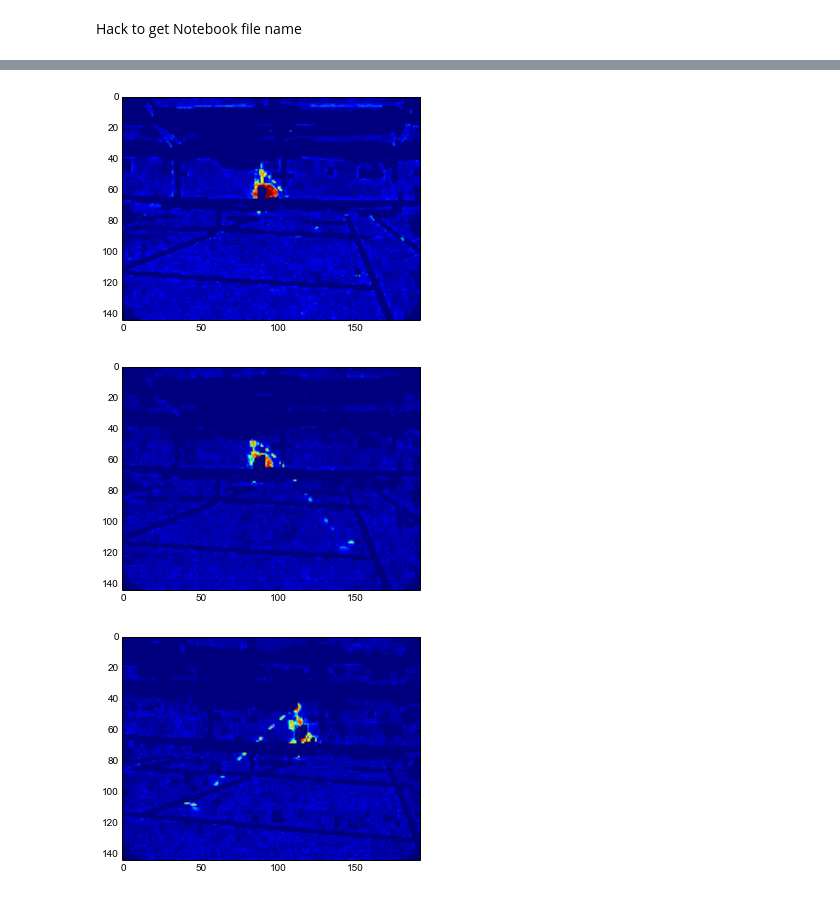
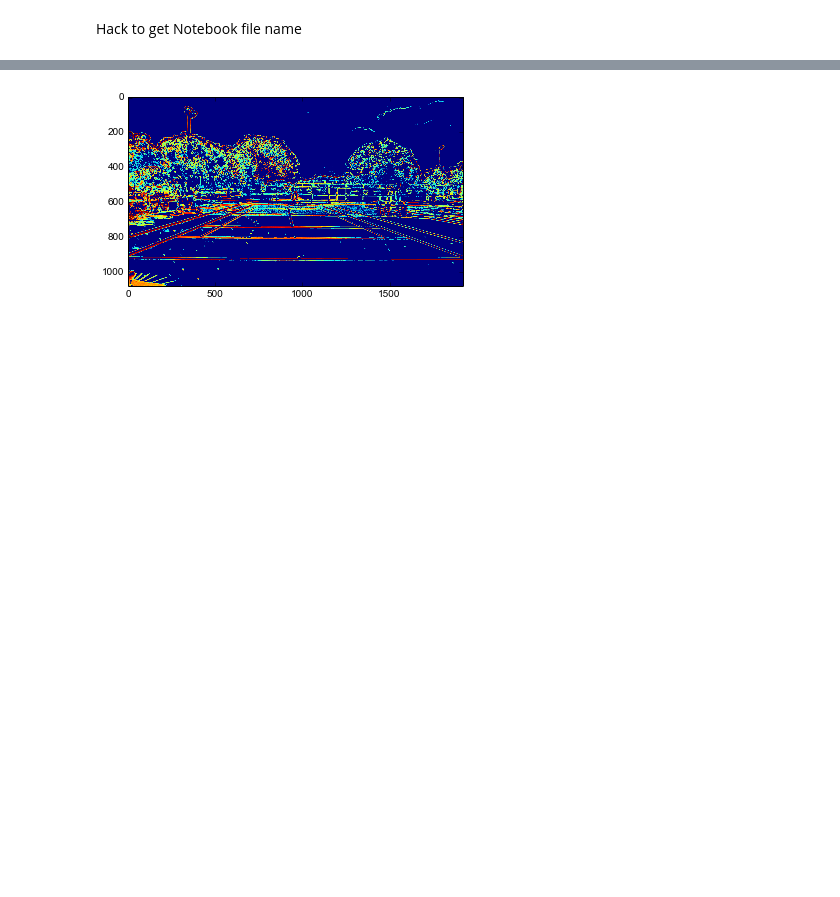
Before and after one commit to wcyuan/opencv_ipynotebook, a Jupyter notebook: Murali_tennis.ipynb, the cells around one changed output, grey strips where cells are left out. Cells and saved outputs as stored; diff of their text form; code cells hidden in the pictures; blank space fills up the shorter version.

```diff
--- a/Murali_tennis.ipynb
+++ b/Murali_tennis.ipynb
@@ -55,11 +27,0 @@ ts("test")
-# %%
-#
-# tennis.mp4 is a copy of https://www.youtube.com/watch?v=8MmC8HIC44o
-# It's a video of several tennis serves, with speeds.
-#
-frames = read_video_file(video_file)
-
-# takes a minute to run, most of the time is spent converting to a numpy array.
-# Here's the relevant output:
-# Shape of a single frame: (144, 192, 3)
-# Shape of the whole video (382 frames): (382, 144, 192, 3)
@@ -207,10 +110,8 @@ diff_median(frames, 10,40)
 # %%
-diff_filtered_median(frames, 10,40)
-figure()
-diff_filtered_median(frames, 90,110)
-figure()
-diff_filtered_median(frames, 160, 170)
+diff_filtered_median(frames, 0,25,clean=True)
+#figure()
+#diff_filtered_median(frames, 90,110)
+#figure()
+#diff_filtered_median(frames, 160, 170)
 # %% [output]
-[figure, old version]
+[figure, new version]
-[figure, removed]
-[figure, removed]
```
Also changed, not shown: parts of 29 cells of this notebook, 2 other files.
